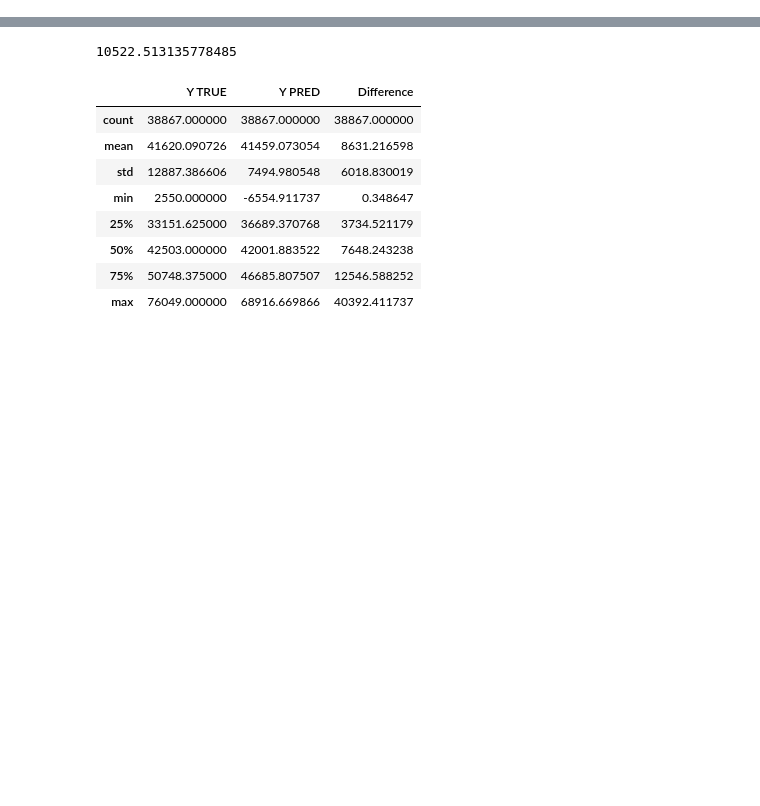
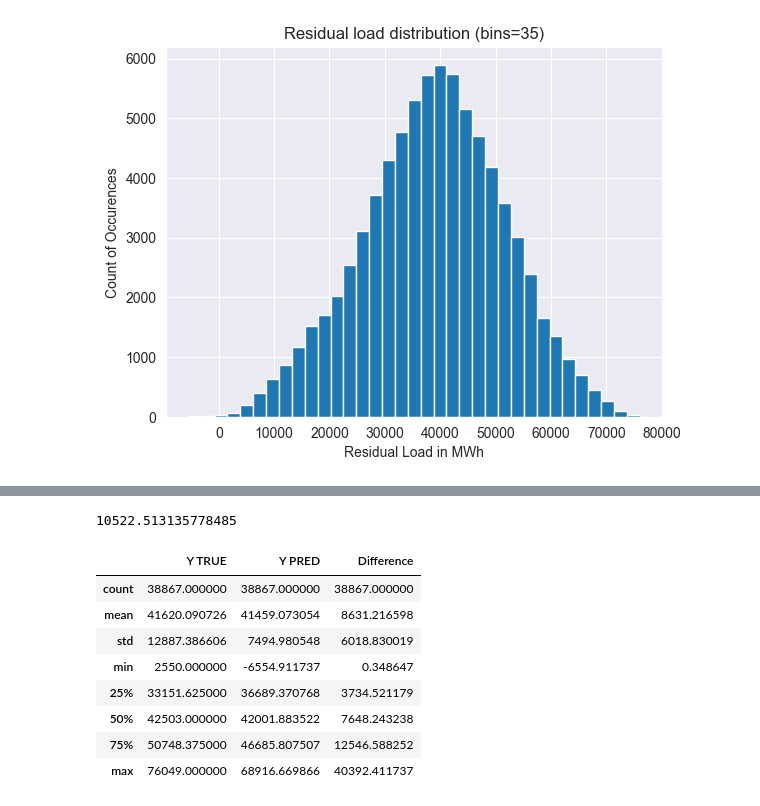
Before and after one commit to maxlautenbach/data-quadrat, a Jupyter notebook: data_collection.ipynb, the cells around one changed output, grey strips where cells are left out. Saved outputs shown, nothing was run; the diff lists cells and outputs as text; code cells hidden in the pictures; blank space fills up the shorter version.

```diff
--- a/data_collection.ipynb
+++ b/data_collection.ipynb
@@ -45,3 +46,11 @@ plt.show()
+# %%
+plt.hist(residual_load_dataset["Energy Consumption"], bins=35)
+plt.title("Residual load distribution (bins=35)")
+plt.xlabel("Residual Load in MWh")
+plt.ylabel("Count of Occurences")
+plt.show()
+# %% [output]
+[figure, added]
 # %%
 def extract_dwd_data(residual_load_dataset, station_id):
 
```
Also changed, not shown: parts of 4 cells of this notebook, 3 other files.
